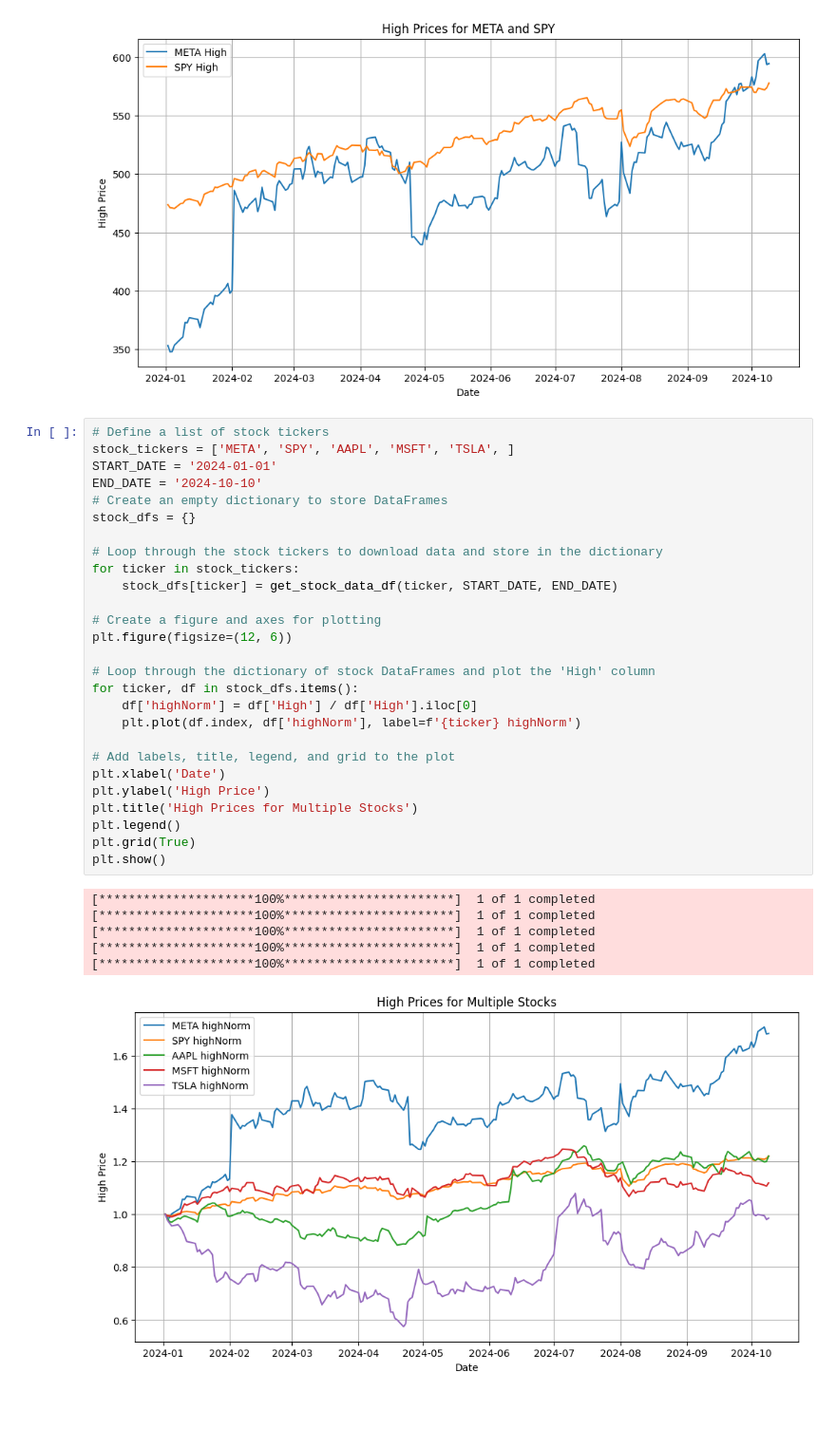
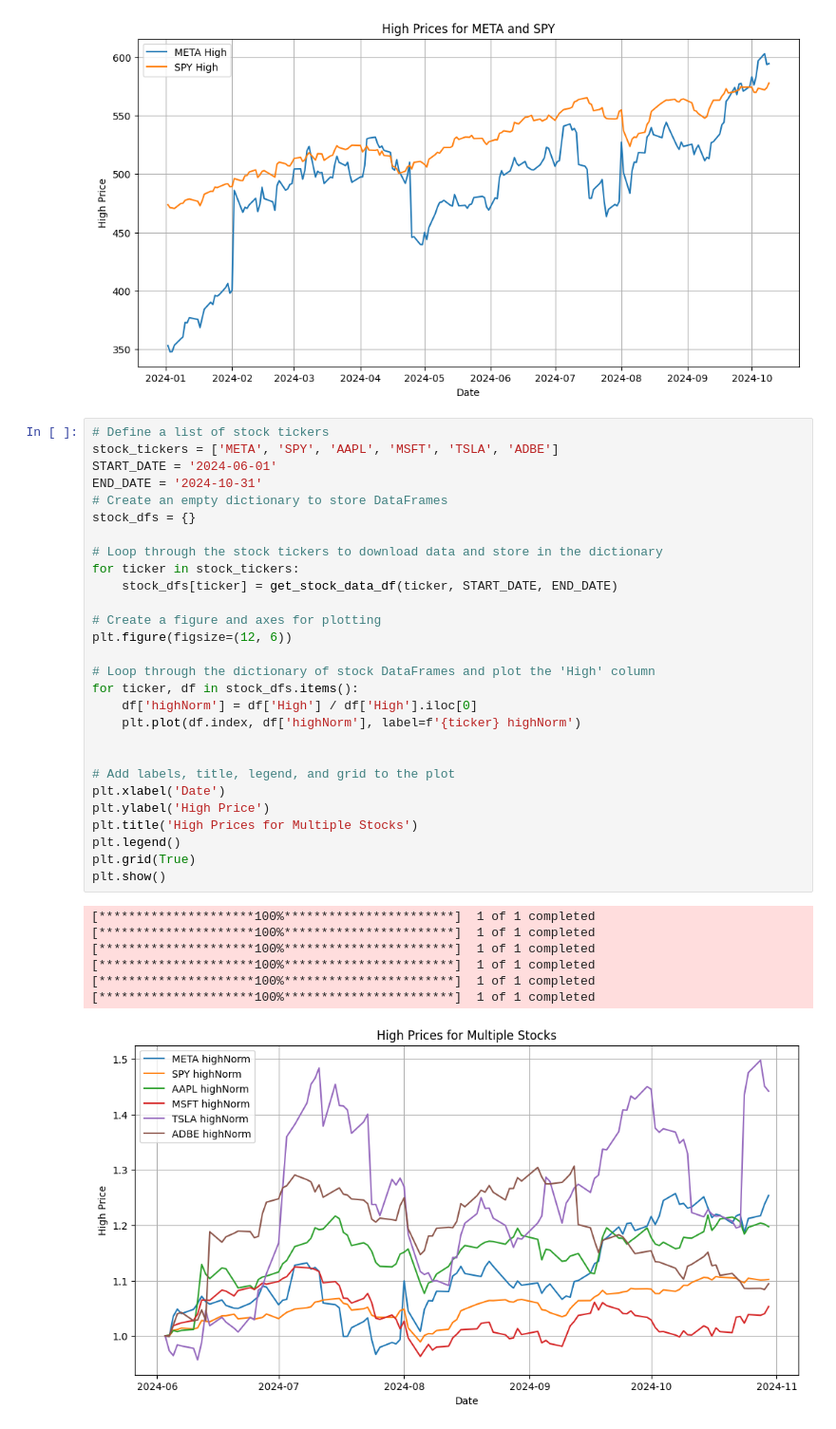
Before and after one commit to aaditya-007/Notebooks, a Jupyter notebook: stocks.ipynb, the cells around one changed output. Shown at 95% size. Cells and saved outputs as stored; diff of their text form.

```diff
--- a/stocks.ipynb
+++ b/stocks.ipynb
@@ -58,35 +58,37 @@ plt.show()
 [figure]
 # %%
 # Define a list of stock tickers
-stock_tickers = ['META', 'SPY', 'AAPL', 'MSFT', 'TSLA', ]
-START_DATE = '2024-01-01'
-END_DATE = '2024-10-10'
+stock_tickers = ['META', 'SPY', 'AAPL', 'MSFT', 'TSLA', 'ADBE']
+START_DATE = '2024-06-01'
+END_DATE = '2024-10-31'
 # Create an empty dictionary to store DataFrames
 stock_dfs = {}
 
 # Loop through the stock tickers to download data and store in the dictionary
 for ticker in stock_tickers:
     stock_dfs[ticker] = get_stock_data_df(ticker, START_DATE, END_DATE)
 
 # Create a figure and axes for plotting
 plt.figure(figsize=(12, 6))
 
 # Loop through the dictionary of stock DataFrames and plot the 'High' column
 for ticker, df in stock_dfs.items():
     df['highNorm'] = df['High'] / df['High'].iloc[0]
     plt.plot(df.index, df['highNorm'], label=f'{ticker} highNorm')
 
+
 # Add labels, title, legend, and grid to the plot
 plt.xlabel('Date')
 plt.ylabel('High Price')
 plt.title('High Prices for Multiple Stocks')
 plt.legend()
 plt.grid(True)
 plt.show()
 # %% [output]
 [*********************100%***********************]  1 of 1 completed
 [*********************100%***********************]  1 of 1 completed
 [*********************100%***********************]  1 of 1 completed
 [*********************100%***********************]  1 of 1 completed
 [*********************100%***********************]  1 of 1 completed
+[*********************100%***********************]  1 of 1 completed
-[figure, old version]
+[figure, new version]
```
Also changed, not shown: parts of 1 cell of this notebook.
